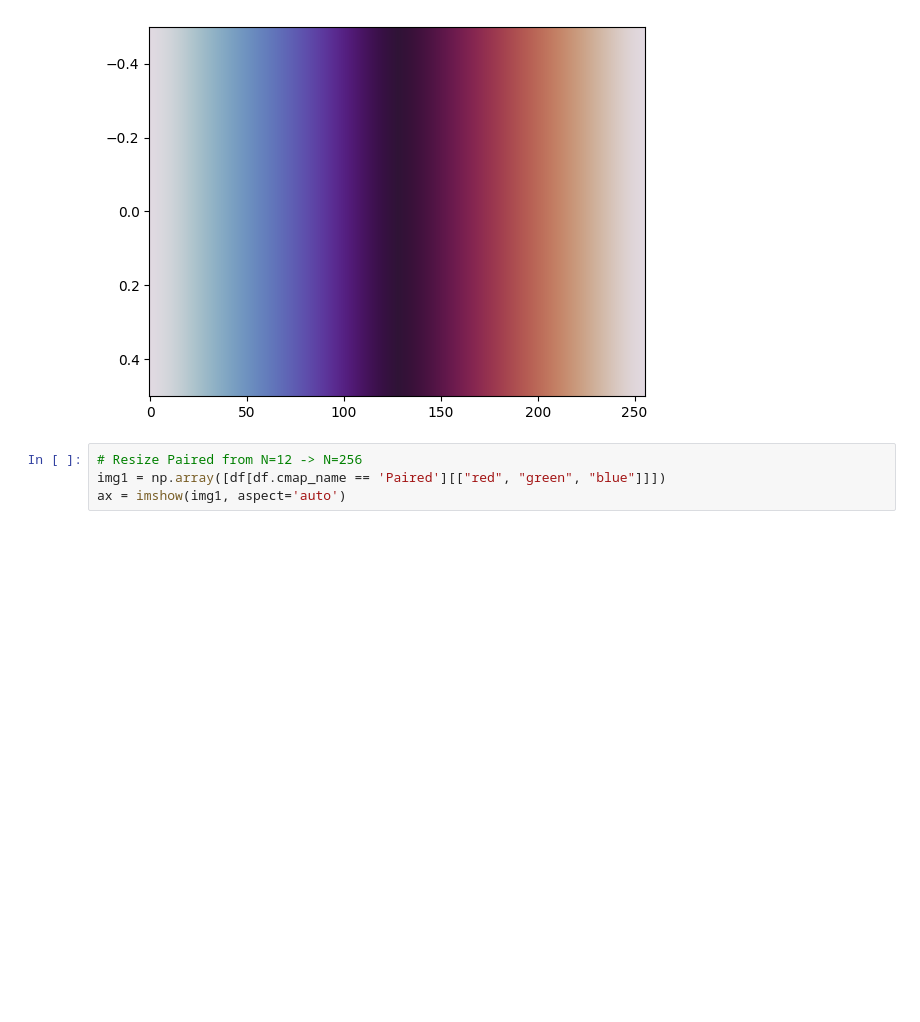
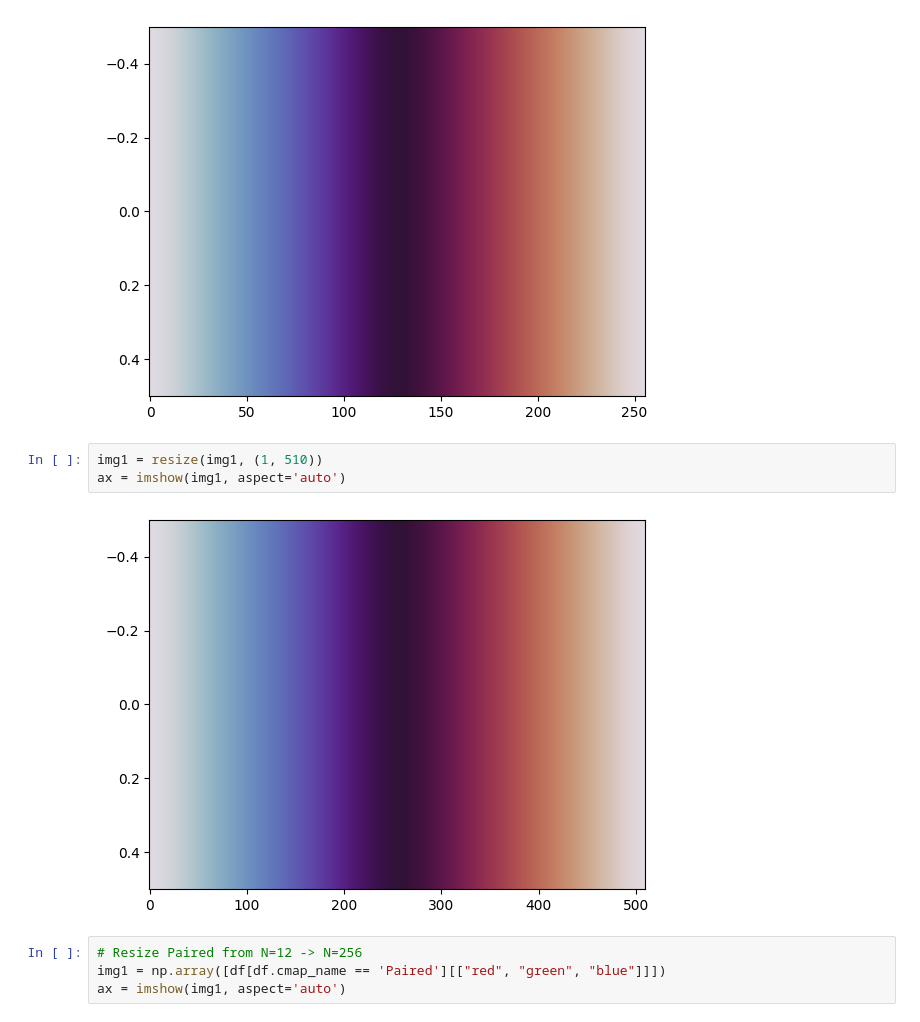
Before and after one commit to jbs-public-function/color-brains, a Jupyter notebook: color_brains/research/colormap-tensors.ipynb, the cells around one changed output. Cells and saved outputs as stored; diff of their text form; blank space fills up the shorter version.

```diff
--- a/color_brains/research/colormap-tensors.ipynb
+++ b/color_brains/research/colormap-tensors.ipynb
@@ -76,6 +108,11 @@ img1 = resize(img1, (1, 256))
 ax = imshow(img1, aspect='auto')
 # %% [output]
 [figure]
+# %%
+img1 = resize(img1, (1, 510))
+ax = imshow(img1, aspect='auto')
+# %% [output]
+[figure, added]
 # %%
 # Resize Paired from N=12 -> N=256
 img1 = np.array([df[df.cmap_name == 'Paired'][["red", "green", "blue"]]])
```
Also changed, not shown: parts of 7 cells of this notebook.
